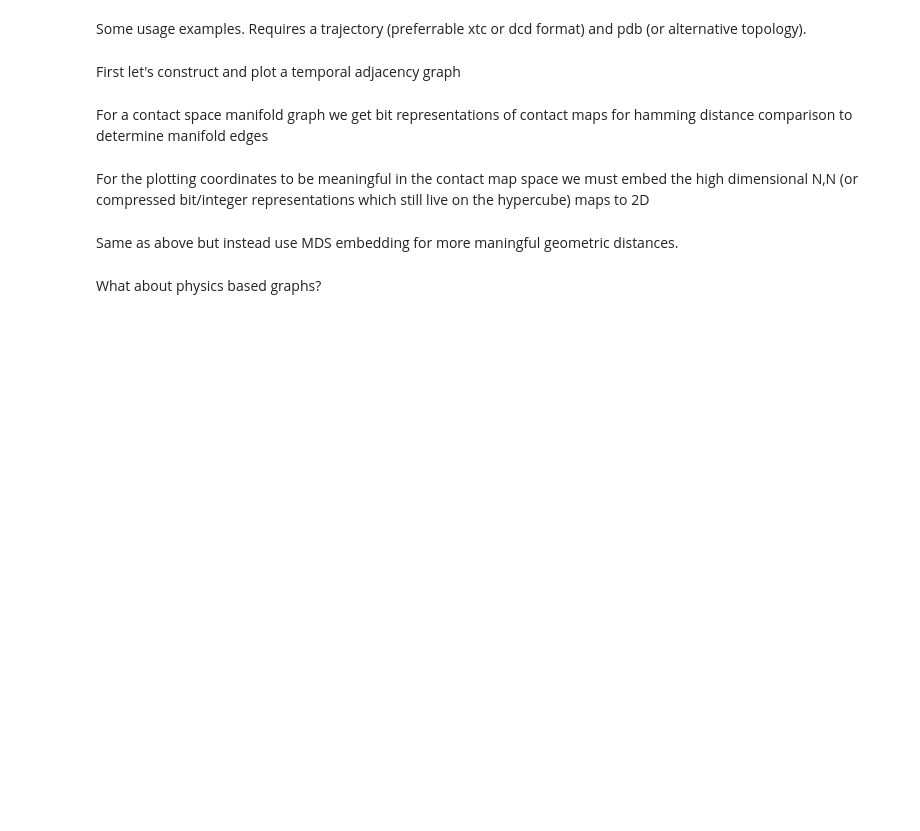
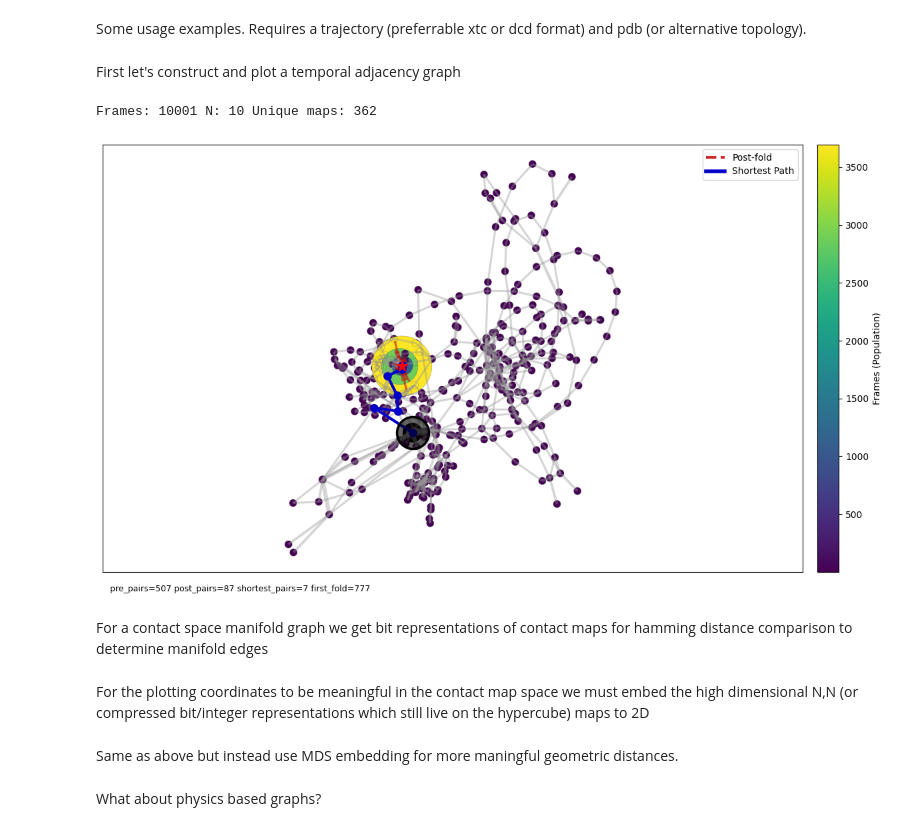
Before and after one commit to HPuntu/protein_folding_graphs, a Jupyter notebook: example_usage.ipynb, the cells around one changed output. Cells and saved outputs as stored; diff of their text form; code cells hidden in the pictures; blank space fills up the shorter version.

```diff
--- a/example_usage.ipynb
+++ b/example_usage.ipynb
@@ -8,23 +8,28 @@ import numpy as np
 # %% [markdown]
 First let's construct and plot a temporal adjacency graph
 # %%
-pdb = "" # your pdb file here
-xtc = "" # your trajectory here
+#pdb = "" # your pdb file here
+#xtc = "" # your trajectory here
+pdb = "/Users/kebl8116-admin/Projects/origami/data/Chignolin/xtc/nvt_prod_1_protein.pdb"
+xtc = "/Users/kebl8116-admin/Projects/origami/data/Chignolin/xtc/nvt_prod_1_protein.xtc"
 
 # gets contact maps (N,N) for each frame F in trajectory -> (F,N,N)
 contact_maps = topology.get_contact_maps(top=pdb, traj=xtc) # backend is MDAnalaysis so can provide universe instead
 # extract list of unique contact maps (N,N)
 unique_maps, frame_to_uid, inds = topology.get_unique_maps(contact_maps)
 # frame_to_uid is a list of unique contact map (or node) ids
 # (from 0 to n unique contact maps) for each frame in trajectory
 # inds is list of the frame indexes in the trajectory of the first appearance of each contact map
 
 # build a graph whose edges represent temporal adjacency
 G, counter, node_counts = graphs.build_temporal_transition_graph(frame_to_uid, inds, keep_self_loops=False)
 # plot it as a static image with edges weighted by transitions counts
 fig, ax = plotting.plot_graph_auto(G, frame_to_uid, unique_maps=unique_maps, unique_indices=inds, interactive=False, count_multiplicity=True,
                                    title="")
 plt.show()
+# %% [output]
+Frames: 10001 N: 10 Unique maps: 362
+[figure, added]
 # %% [markdown]
 For a contact space manifold graph we get bit representations of contact maps for hamming distance comparison to determine manifold edges
 # %%
```
Also changed, not shown: parts of 7 cells of this notebook, 14 other files.
